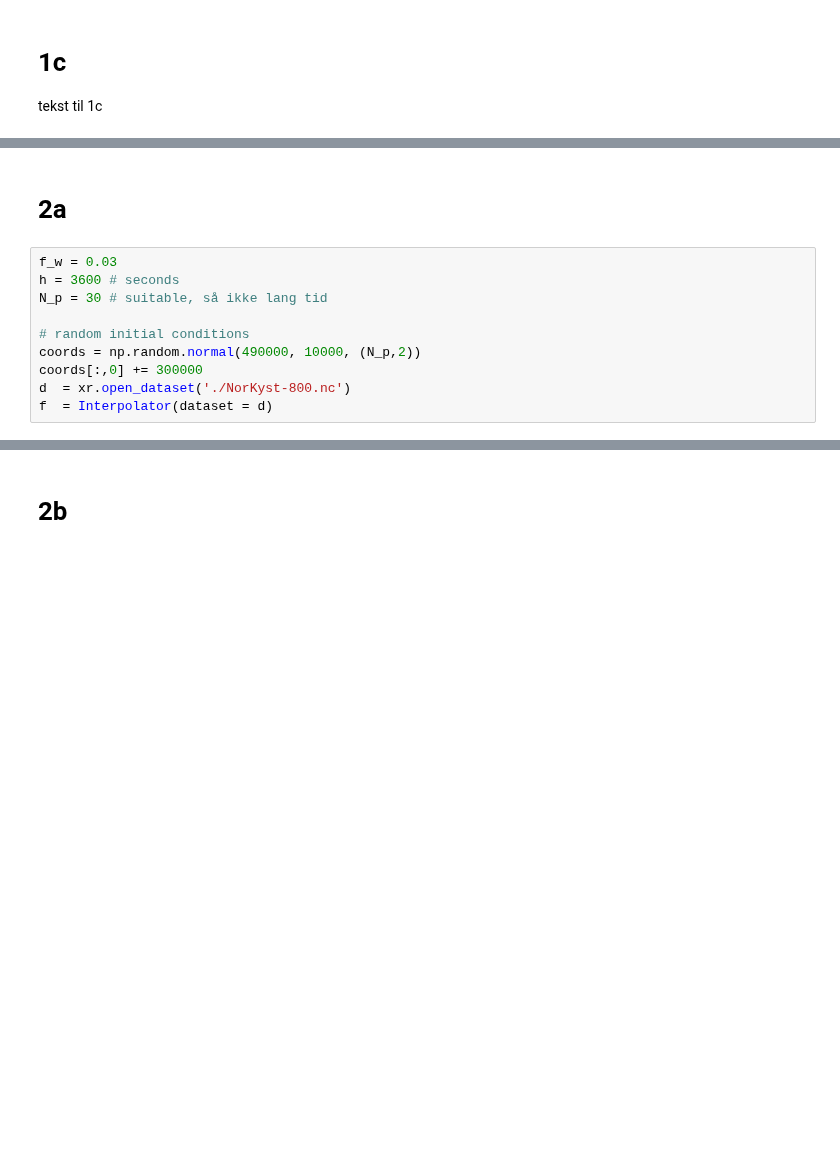
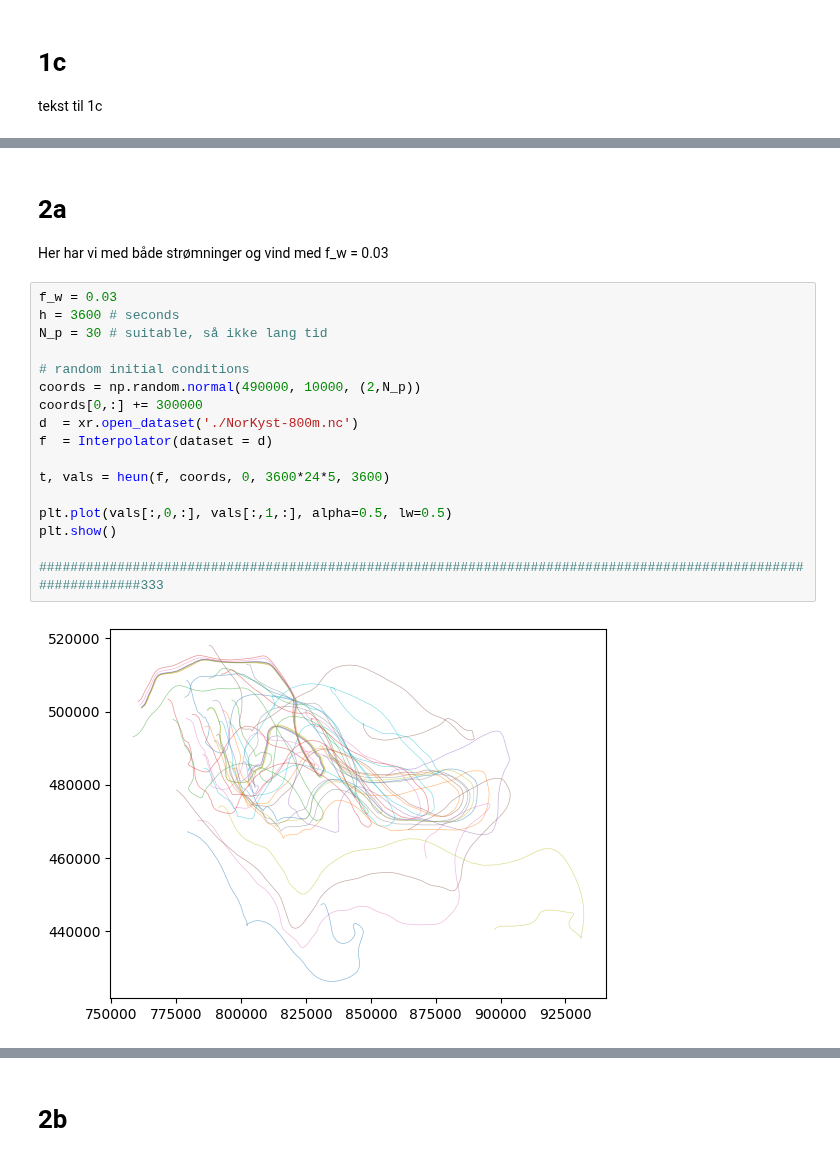
Before and after one commit to OliverRuden/TMA4320-scientific-computing, a Jupyter notebook: main.ipynb, the cells around one changed output, grey strips where cells are left out. Drawn from its saved outputs; the diff is of its cells as text; blank space fills up the shorter version.

```diff
--- a/main.ipynb
+++ b/main.ipynb
@@ -125,12 +132,23 @@ plt.show()
-# %% [markdown]
-# 2a
+# %% [markdown]
+# 2a
+
+Her har vi med både strømninger og vind med f_w = 0.03
 # %%
 f_w = 0.03
 h = 3600 # seconds
 N_p = 30 # suitable, så ikke lang tid
 
 # random initial conditions
-coords = np.random.normal(490000, 10000, (N_p,2))
-coords[:,0] += 300000
-d  = xr.open_dataset('./NorKyst-800.nc')
+coords = np.random.normal(490000, 10000, (2,N_p))
+coords[0,:] += 300000
+d  = xr.open_dataset('./NorKyst-800m.nc')
 f  = Interpolator(dataset = d)
+
+t, vals = heun(f, coords, 0, 3600*24*5, 3600)
+
+plt.plot(vals[:,0,:], vals[:,1,:], alpha=0.5, lw=0.5)
+plt.show()
+
+###############################################################################################################333
+# %% [output]
+[figure, added]
```
Also changed, not shown: parts of 4 cells of this notebook, 1 other file.
